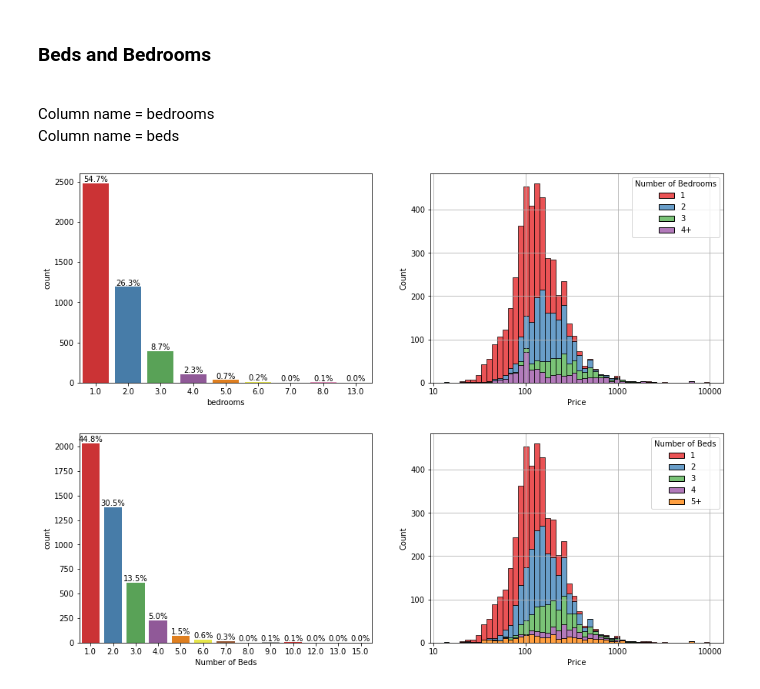
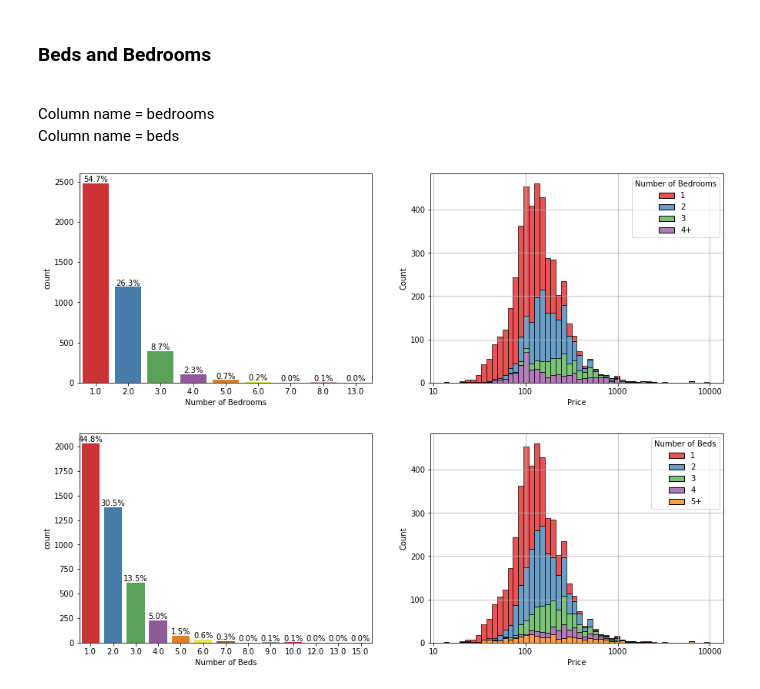
Before and after one commit to snejadi/Airbnb, a Jupyter notebook: Airbnb_analysis/Vancouver.ipynb, the cells around one changed output. Cells and saved outputs as stored; diff of their text form; code cells hidden in the pictures.

```diff
--- a/Airbnb_analysis/Vancouver.ipynb
+++ b/Airbnb_analysis/Vancouver.ipynb
@@ -129,6 +129,8 @@ column name = room_type
 fig , axes = plt.subplots(1, 2, figsize=(15,5))
 
 axes0 = sns.countplot(data=df, x=df.room_type, palette='Set1', ax=axes[0])
+axes0.set_xlabel('Room Type')
+axes0.set_ylabel('Count')
 for p in axes0.patches:
     x=p.get_bbox().get_points()[:,0]
     y=p.get_bbox().get_points()[1,1]
@@ -183,26 +186,28 @@ df.drop(df[df.accommodates==0].index,inplace=True)
 # %%
 fig, axes = plt.subplots(1, 2, figsize=(15, 5))
 
 axes0 = sns.countplot(data=df, x=df.bedrooms, palette='Set1', ax=axes[0])
 for p in axes0.patches:
     x=p.get_bbox().get_points()[:,0]
     y=p.get_bbox().get_points()[1,1]
     axes0.annotate('{:.1f}%'.format(100.*y/len(df)), (x.mean(), y),
             ha='center', va='bottom', rotation=0)
+axes0.set_xlabel('Number of Bedrooms')
+
 cutoff = 4
 axes1 = sns.histplot(data=df, x=np.log10(df['price']), bins=50, kde=False, multiple='stack', palette='Set1'
                      , hue=df['bedrooms'].where(df['bedrooms'] <= cutoff, cutoff), ax=axes[1])
 # Modify legend, to add f'{cutoff}+'
 legend = axes1.get_legend()
 handles = legend.legendHandles
 legend.remove()
 axes1.set_xlabel('Price')
 axes1.legend(handles, list(range(1,cutoff,1)) + [f'{cutoff}+'], title='Number of Bedrooms')
 axes1.set_xticks(range(1,5));
 axes1.set_xticklabels([10,100,1000,10000]);
 axes1.grid()
 # %% [output]
-[figure, old version]
+[figure, new version]
 # %%
 fig, axes = plt.subplots(1, 2, figsize=(15, 5))
 
```
Also changed, not shown: parts of 6 cells of this notebook, 5 other files.
